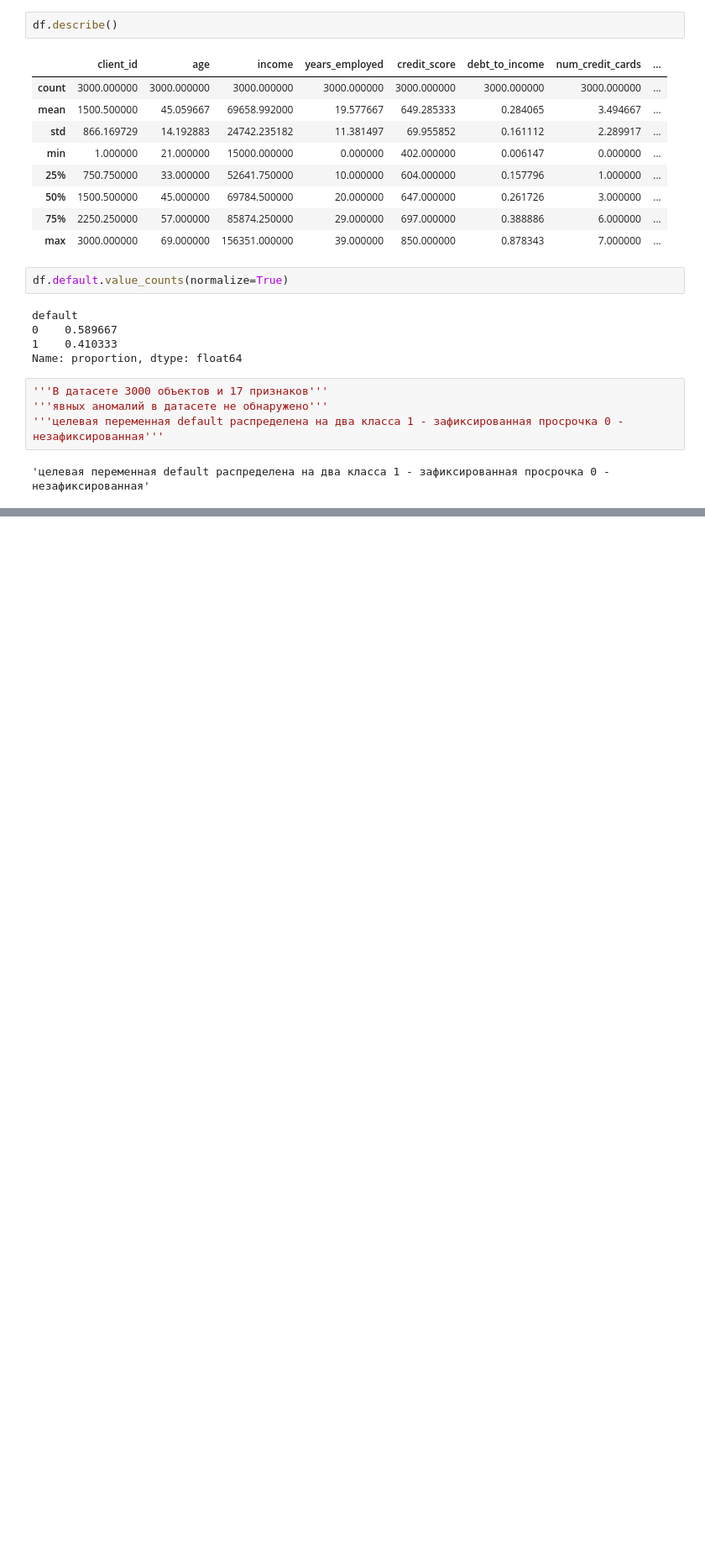
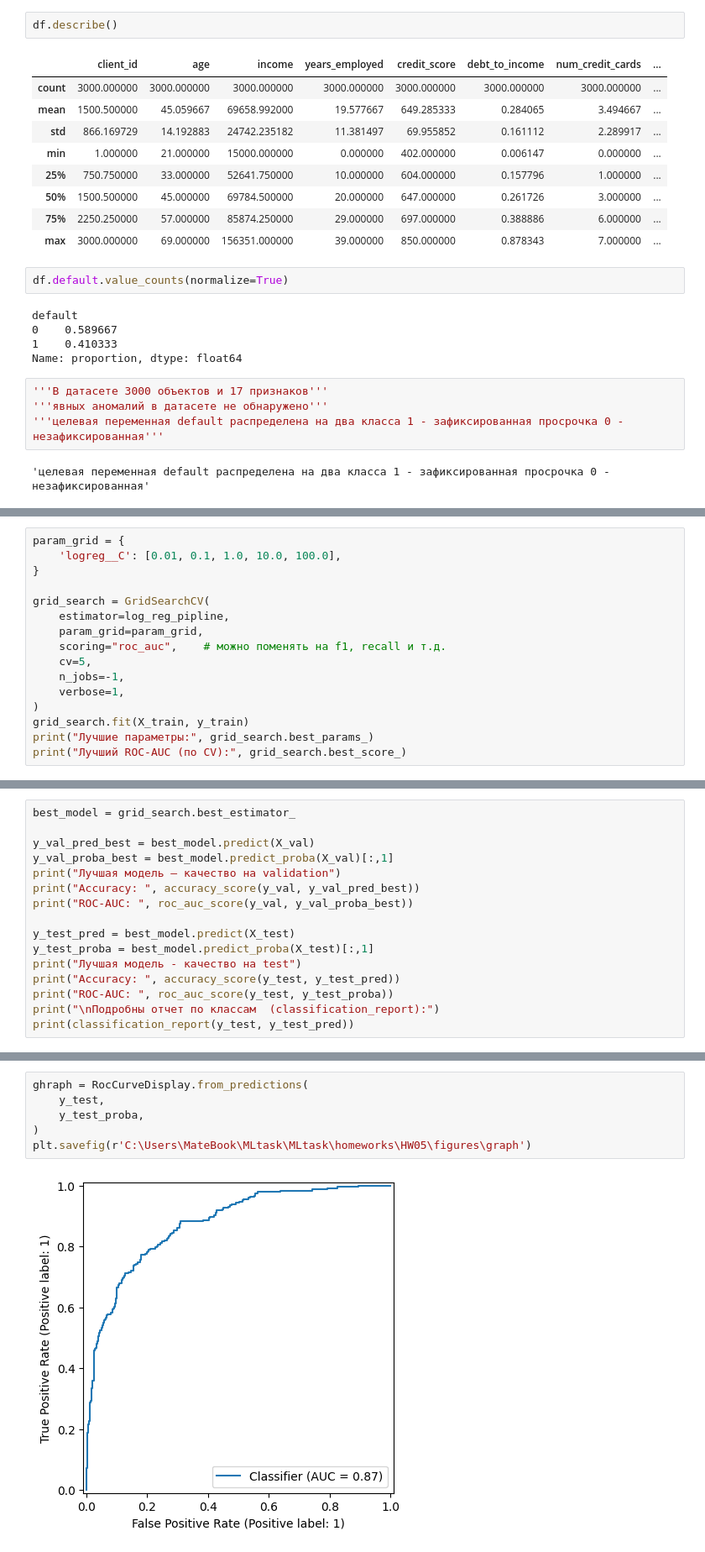
Before and after one commit to 12hennesy17/MLtask, a Jupyter notebook: homeworks/HW05/HW05.ipynb, the cells around one changed output, grey strips where cells are left out. Shown at 84% size. Drawn from its saved outputs; the diff is of its cells as text; blank space fills up the shorter version.

```diff
--- a/homeworks/HW05/HW05.ipynb
+++ b/homeworks/HW05/HW05.ipynb
@@ -346,0 +357,16 @@ ValueError: Number of classes, 2, does not match size of target_names, 3000. Try
+# %%
+param_grid = {
+    'logreg__C': [0.01, 0.1, 1.0, 10.0, 100.0],
+}
+
+grid_search = GridSearchCV(
+    estimator=log_reg_pipline,
+    param_grid=param_grid,
+    scoring="roc_auc",    # можно поменять на f1, recall и т.д.
+    cv=5,
+    n_jobs=-1,
+    verbose=1,
+)
+grid_search.fit(X_train, y_train)
+print("Лучшие параметры:", grid_search.best_params_)
+print("Лучший ROC-AUC (по CV):", grid_search.best_score_)
@@ -346,0 +377,16 @@ ValueError: Number of classes, 2, does not match size of target_names, 3000. Try
+# %%
+best_model = grid_search.best_estimator_
+
+y_val_pred_best = best_model.predict(X_val)
+y_val_proba_best = best_model.predict_proba(X_val)[:,1]
+print("Лучшая модель – качество на validation")
+print("Accuracy: ", accuracy_score(y_val, y_val_pred_best))
+print("ROC-AUC: ", roc_auc_score(y_val, y_val_proba_best))
+
+y_test_pred = best_model.predict(X_test)
+y_test_proba = best_model.predict_proba(X_test)[:,1]
+print("Лучшая модель - качество на test")
+print("Accuracy: ", accuracy_score(y_test, y_test_pred))
+print("ROC-AUC: ", roc_auc_score(y_test, y_test_proba))
+print("\nПодробны отчет по классам  (classification_report):")
+print(classification_report(y_test, y_test_pred))
@@ -346,0 +410,8 @@ ValueError: Number of classes, 2, does not match size of target_names, 3000. Try
+# %%
+ghraph = RocCurveDisplay.from_predictions(
+    y_test,
+    y_test_proba,
+)
+plt.savefig(r'C:\Users\MateBook\MLtask\MLtask\homeworks\HW05\figures\graph')
+# %% [output]
+[figure, added]
```
Also changed, not shown: parts of 6 cells of this notebook.
